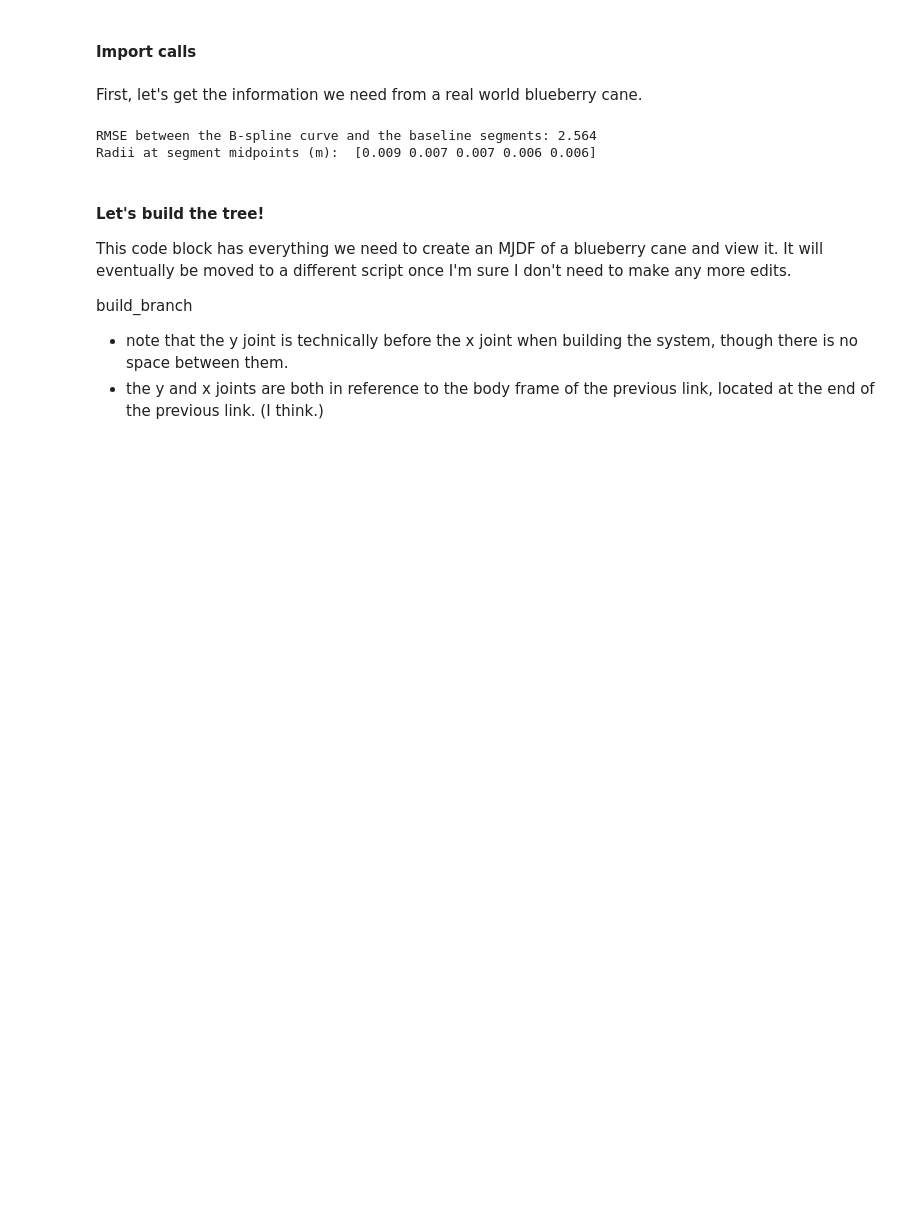
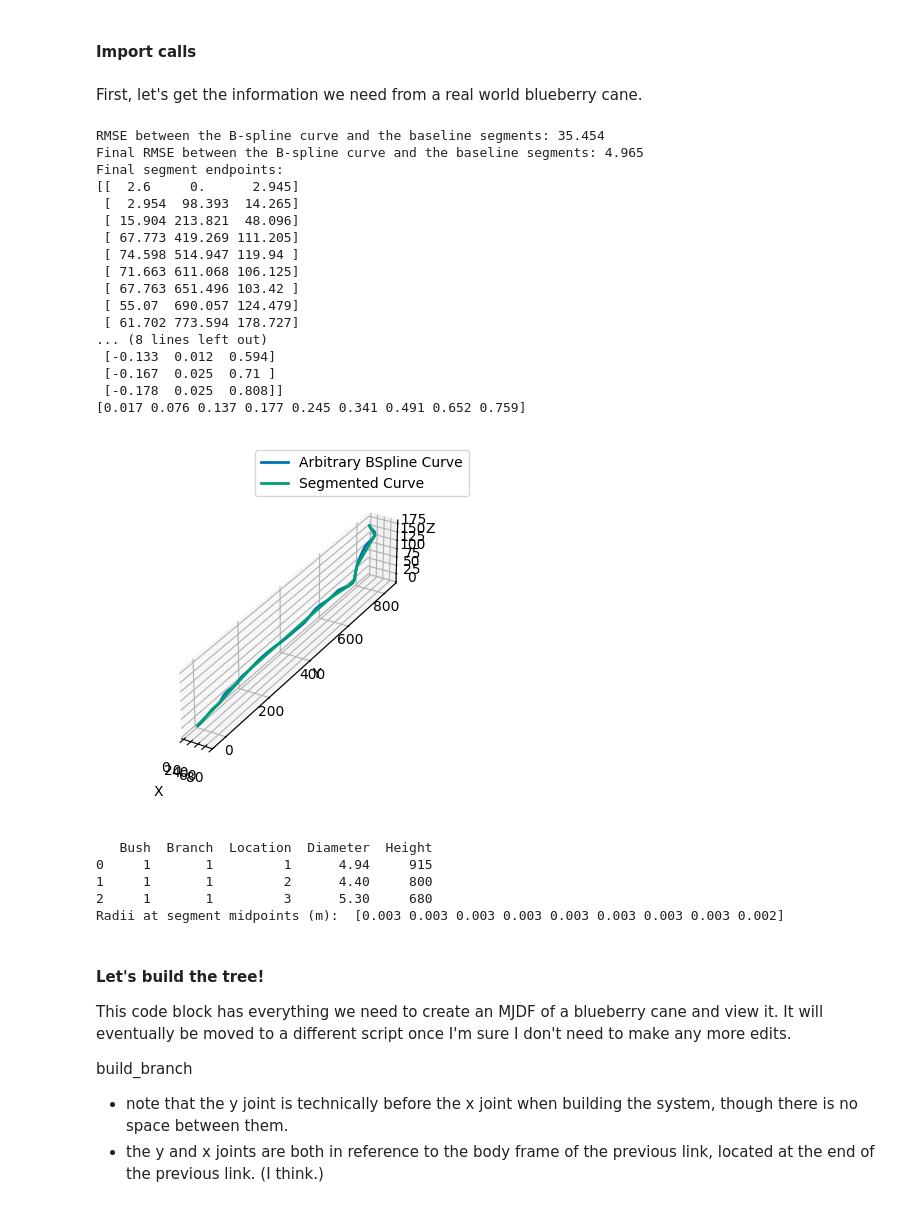
Before and after one commit to Intelligent-Machines-and-Materials-Lab/MuJoCoBlueberryModeling, a Jupyter notebook: src/branchSim.ipynb, the cells around one changed output. Saved outputs shown, nothing was run; the diff lists cells and outputs as text; code cells hidden in the pictures; blank space fills up the shorter version.

Commit message:
pipeline in polylines from cloudcompare

```diff
--- a/src/branchSim.ipynb
+++ b/src/branchSim.ipynb
@@ -59,43 +59,79 @@ tm = TransformManager()
 # %% [markdown]
 First, let's get the information we need from a real world blueberry cane.
 # %%
-# Load the spline data from files and split it into segments
-segs_cm = splineconverter.segment_spline_from_files('../data/splines/B3/bush_3_cyl1.json',
-                                                 '../data/splines/B3/check_3d_bezier1.obj', make_plot=False)
-segs = np.array(segs_cm) / 100  # convert to meters from centimeters
+USING_CLOUDCOMPARE = True
+USING_SPLINE = False
+BUSH_NUM = 1
+BRANCH_NUM = 1
+
+if USING_CLOUDCOMPARE:
+    segs_mm = splineconverter.segment_curve_from_cloudcompare('../data/ccCurves/B' + str(BUSH_NUM) + '_branch' + str(BRANCH_NUM) + '_smoothpolyline_minbb.txt',
+                                                make_plot=True)
+    segs = np.array(segs_mm) / 1000  # convert to meters from millimeters
+
+elif USING_SPLINE:
+    # Load the spline data from files and split it into segments
+    segs_cm = splineconverter.segment_spline_from_files('../data/splines/B3/bush_3_cyl1.json',
+                                                    '../data/splines/B3/check_3d_bezier1.obj', make_plot=False)
+    segs = np.array(segs_cm) / 100  # convert to meters from centimeters
 
 # Switch coordinate frames from spline (camera) to MuJoCo and center at origin
 trans_segs = np.zeros_like(segs)
 trans_segs[:,0] = segs[:,2].copy()-segs[-1,2]  # +x in mujoco is +z in camera ("forwards")
 trans_segs[:,1] = -segs[:,0].copy()+segs[-1,0]  # +y in mujoco is -x in camera ("left")
 trans_segs[:,2] = -segs[:,1].copy()+segs[-1,1]  # +z in mujoco is -y in camera ("up") (y was down in camera)
 segs_flipped = trans_segs[::-1]
+print(segs_flipped)
 
 # get the z-value of the midpoints of each segment
 midpoint_zs = []
 for i in range(len(segs_flipped)-1):
     midpoint = (segs_flipped[i] + segs_flipped[i+1]) / 2
     midpoint_zs.append(midpoint[2])
 midpoint_zs = np.array(midpoint_zs)
+print(midpoint_zs)
 
 # Get lengths of segments and angles between them (for setting up the MJCF model)
 seg_lengths = splineconverter.get_segment_lengths(segs_flipped)
 seg_angles = splineconverter.get_angles_between_segments(segs_flipped)
-
-# Load the diameter data
-data = pd.read_csv('../data/diameters/branch_diameter_data.csv')
-diameter_data = pd.DataFrame(data, columns=['Bush', 'Branch', 'Location', 'Diameter', 'Height'])
-bush_31_data = diameter_data.query('Bush == 3 and Branch == 1')
-cane_31_linearfit = np.polyfit(bush_31_data['Height'], bush_31_data['Diameter'], 1)
-def get_rad_at_height(height_in_m):
-    diameter = cane_31_linearfit[0]*(height_in_m*1000) + cane_31_linearfit[1] #convert m to mm
-    return diameter/2/1000.  # convert mm to m
-
-radii = get_rad_at_height(midpoint_zs)
-print("Radii at segment midpoints (m): ", radii)
 # %% [output]
-RMSE between the B-spline curve and the baseline segments: 2.564
-Radii at segment midpoints (m):  [0.009 0.007 0.007 0.006 0.006]
+RMSE between the B-spline curve and the baseline segments: 35.454
+Final RMSE between the B-spline curve and the baseline segments: 4.965
+Final segment endpoints:
+[[  2.6     0.      2.945]
+ [  2.954  98.393  14.265]
+ [ 15.904 213.821  48.096]
+ [ 67.773 419.269 111.205]
+ [ 74.598 514.947 119.94 ]
+ [ 71.663 611.068 106.125]
+ [ 67.763 651.496 103.42 ]
+ [ 55.07  690.057 124.479]
+ [ 61.702 773.594 178.727]
+... (8 lines left out)
+ [-0.133  0.012  0.594]
+ [-0.167  0.025  0.71 ]
+ [-0.178  0.025  0.808]]
+[0.017 0.076 0.137 0.177 0.245 0.341 0.491 0.652 0.759]
+[figure, added]
+# %%
+# Load the diameter data
+data = pd.read_csv('../data/diameters/branch_diameter_data.csv')
+diameter_data = pd.DataFrame(data, columns=['Bush', 'Branch', 'Location', 'Diameter', 'Height'])
+this_cane_data = diameter_data.query('Bush == ' + str(BUSH_NUM) + ' and Branch == ' + str(BRANCH_NUM))
+print(this_cane_data)
+this_cane_linearfit = np.polyfit(this_cane_data['Height'], this_cane_data['Diameter'], 1)
+def get_rad_at_height(height_in_m):
+    diameter = this_cane_linearfit[0]*(height_in_m*1000) + this_cane_linearfit[1] #convert m to mm
+    return diameter/2/1000.  # convert mm to m
+
+radii = get_rad_at_height(midpoint_zs)
+print("Radii at segment midpoints (m): ", radii)
+# %% [output]
+   Bush  Branch  Location  Diameter  Height
+0     1       1         1      4.94     915
+1     1       1         2      4.40     800
+2     1       1         3      5.30     680
+Radii at segment midpoints (m):  [0.003 0.003 0.003 0.003 0.003 0.003 0.003 0.003 0.002]
 # %% [markdown]
 #### Let's build the tree!
 
```
Also changed, not shown: parts of 6 cells of this notebook, 2 other files.
